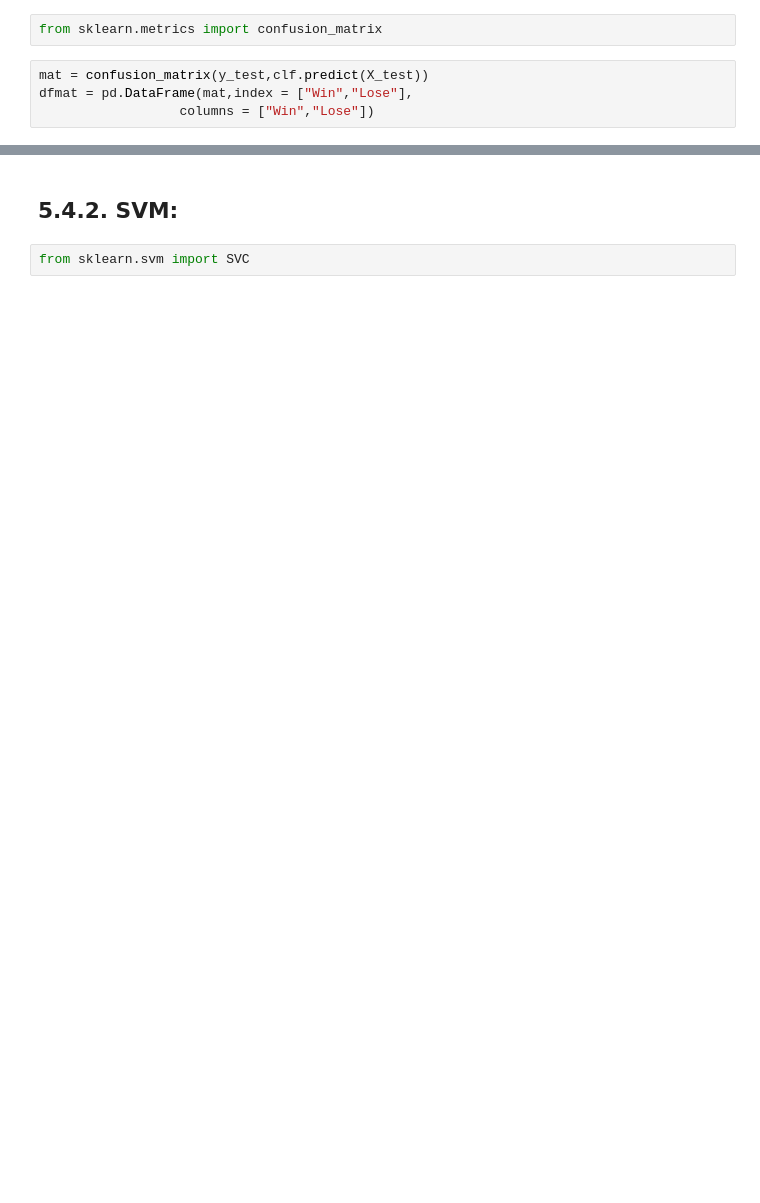
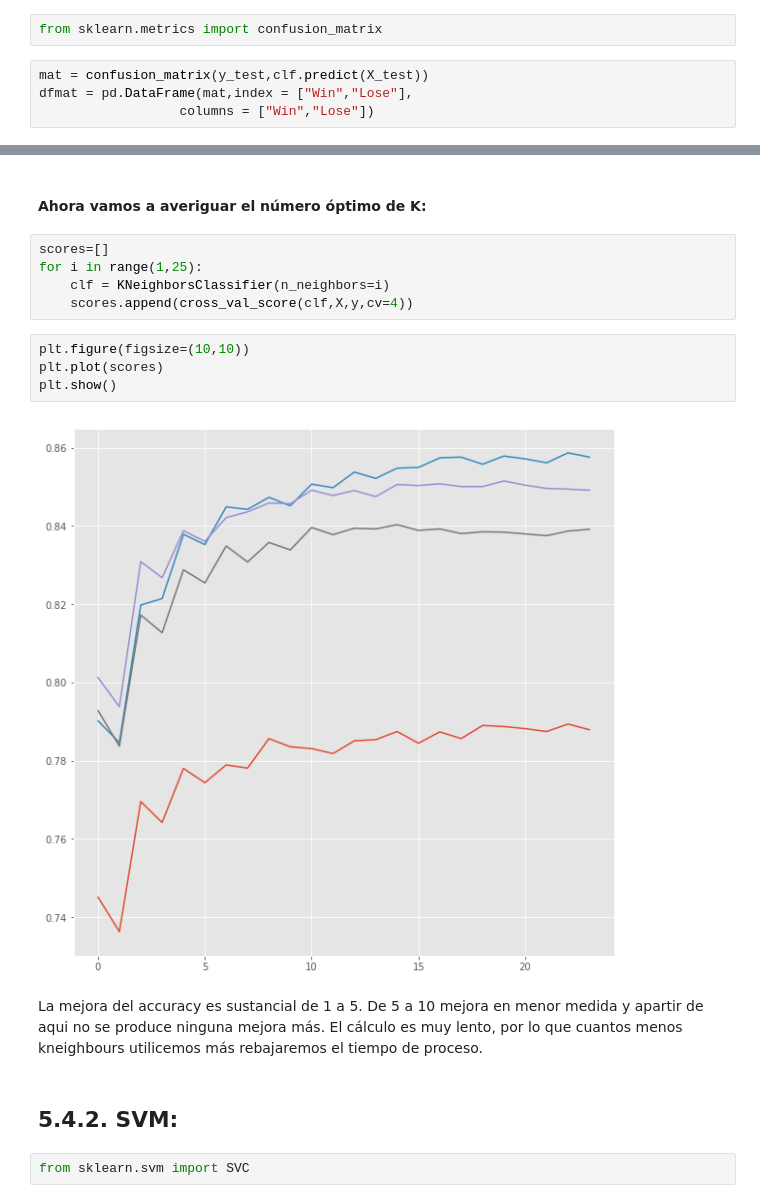
Before and after one commit to ISANJUA/TFM_ML4sportsBets, a Jupyter notebook: Resumen 3. Feature Extraction, Transformations and Cleansing.ipynb, the cells around one changed output, grey strips where cells are left out. Cells and saved outputs as stored; diff of their text form; blank space fills up the shorter version.

```diff
--- a/Resumen 3. Feature Extraction, Transformations and Cleansing.ipynb
+++ b/Resumen 3. Feature Extraction, Transformations and Cleansing.ipynb
@@ -1344,3 +1367,18 @@ plt.xlabel('Lose label')
+# %% [markdown]
+#### Ahora vamos a averiguar el número óptimo de K:
+# %%
+scores=[]
+for i in range(1,25):
+    clf = KNeighborsClassifier(n_neighbors=i)
+    scores.append(cross_val_score(clf,X,y,cv=4))
+# %%
+plt.figure(figsize=(10,10))
+plt.plot(scores)
+plt.show()
+# %% [output]
+[figure, added]
+# %% [markdown]
+La mejora del accuracy es sustancial de 1 a 5. De 5 a 10 mejora en menor medida y apartir de aqui no se produce ninguna mejora más. El cálculo es muy lento, por lo que cuantos menos kneighbours utilicemos más rebajaremos el tiempo de proceso.
 # %% [markdown]
 ## 5.4.2. SVM:
 # %%
```
Also changed, not shown: parts of 64 cells of this notebook.
